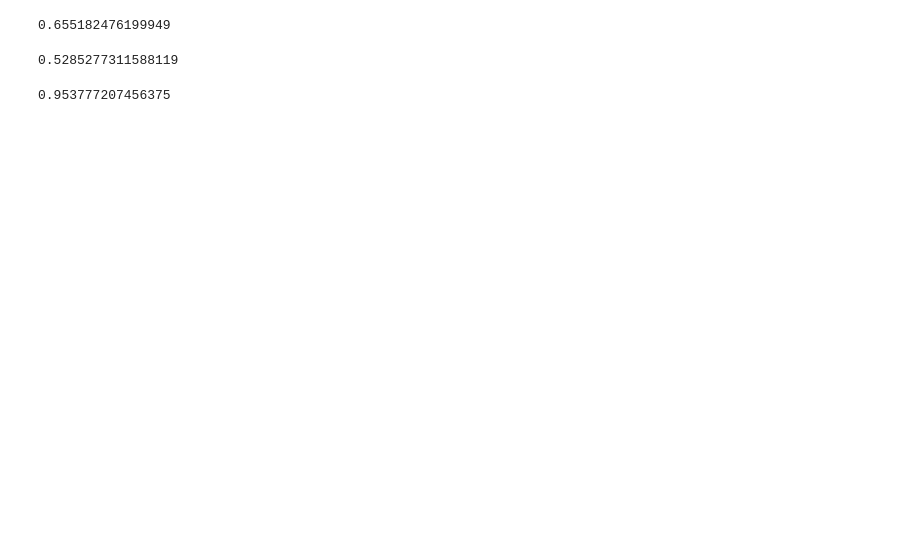
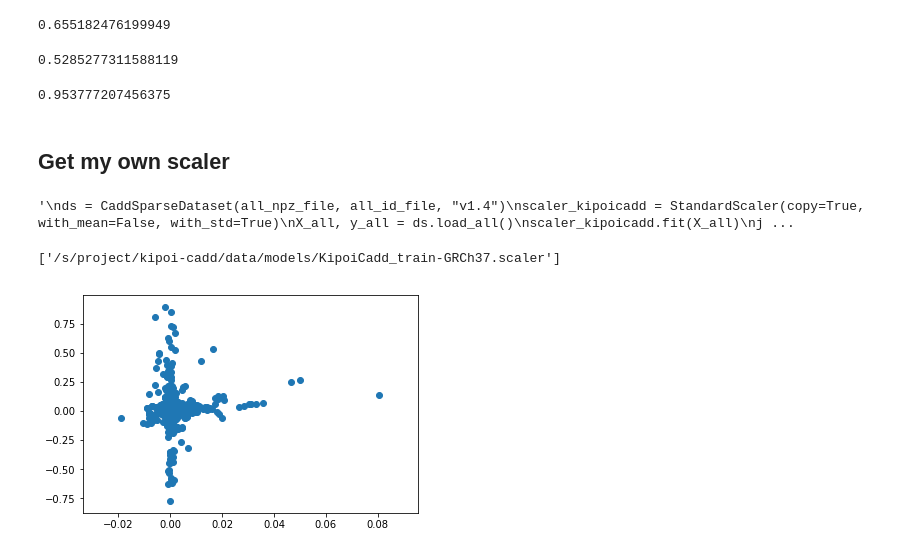
Before and after one commit to dansimancas/kipoi-cadd, a Jupyter notebook: src/02_retrain_cadd_v1.4/04_Debug_training.ipynb, the cells around one changed output. Cells and saved outputs as stored; diff of their text form; code cells hidden in the pictures; blank space fills up the shorter version.

```diff
--- a/src/02_retrain_cadd_v1.4/04_Debug_training.ipynb
+++ b/src/02_retrain_cadd_v1.4/04_Debug_training.ipynb
@@ -176,7 +176,7 @@ train_id_file = "/s/project/kipoi-cadd/data/raw/v1.4/training_data/GRCh37/varian
 # %% [output]
 Using TensorFlow backend.
 # %%
-model_cadd, scaler = joblib.load(model_cadd_dir)
+model_cadd, scaler_cadd = joblib.load(model_cadd_dir)
 # %%
 ds = CaddSparseDataset(train_npz_file, train_id_file, "v1.4")
 X, y = ds.load_all()
@@ -195,9 +219,11 @@ mylastmodel.score(X_scaled, y)
 # %% [output]
 0.5285277311588119
 # %%
-myscaledmodel_dir = "/tmp/gin-train/340a604cd72541ac957145df90687ebf/model.h5"
+myscaledmodel_dir = "/tmp/gin-train/a8eb036bfe3a495bbbcfc434e1c59bdd/model.h5"
 myscaledmodel = joblib.load(myscaledmodel_dir)
 # %%
 myscaledmodel.score(X_scaled, y)
 # %% [output]
 0.953777207456375
+# %% [markdown]
+## Get my own scaler
@@ -203,0 +241,18 @@ myscaledmodel.score(X_scaled, y)
+# %%
+"""
+ds = CaddSparseDataset(all_npz_file, all_id_file, "v1.4")
+scaler_kipoicadd = StandardScaler(copy=True, with_mean=False, with_std=True)
+X_all, y_all = ds.load_all()
+scaler_kipoicadd.fit(X_all)
+joblib.dump(scaler_kipoicadd, scaler_kipoicadd_file)
+"""
+# %% [output]
+'\nds = CaddSparseDataset(all_npz_file, all_id_file, "v1.4")\nscaler_kipoicadd = StandardScaler(copy=True, with_mean=False, with_std=True)\nX_all, y_all = ds.load_all()\nscaler_kipoicadd.fit(X_all)\nj ...
+# %%
+ds = CaddSparseDataset(train_npz_file, train_id_file, "v1.4")
+scaler_kipoicadd_train = StandardScaler(copy=True, with_mean=False, with_std=True)
+X_all, y_all = ds.load_all()
+scaler_kipoicadd_train.fit(X_all)
+joblib.dump(scaler_kipoicadd_train, scaler_kipoicadd_train_file)
+# %% [output]
+['/s/project/kipoi-cadd/data/models/KipoiCadd_train-GRCh37.scaler']
@@ -203,0 +261,6 @@ myscaledmodel.score(X_scaled, y)
+# %%
+import matplotlib.pyplot as plt
+plt.scatter(model_cadd.coef_, myscaledmodel.coef_);
+plt.show()
+# %% [output]
+[figure, added]
```
Also changed, not shown: parts of 13 cells of this notebook, 9 other files.
